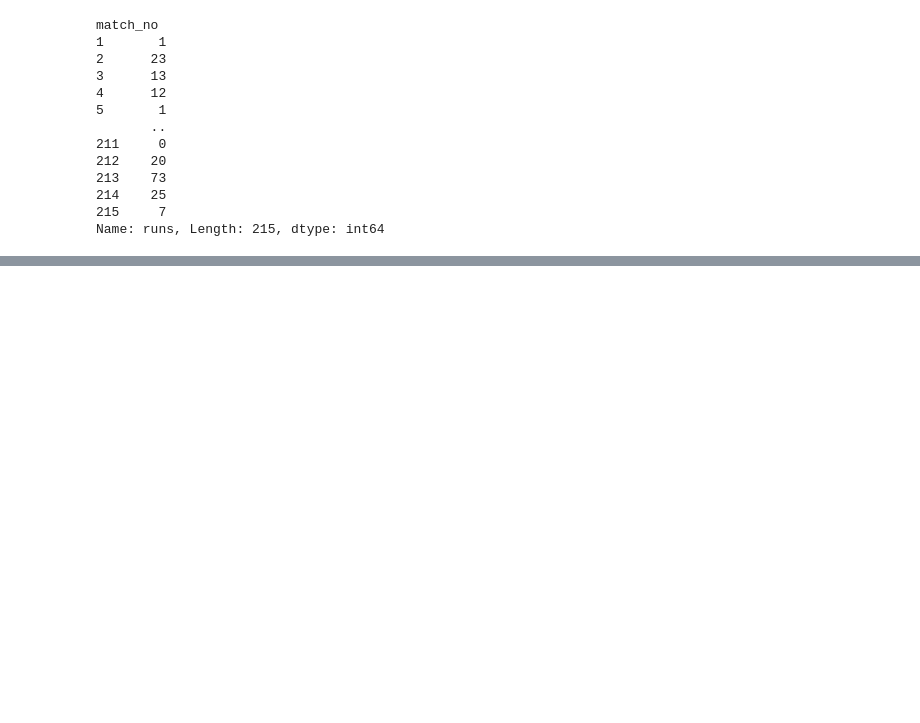
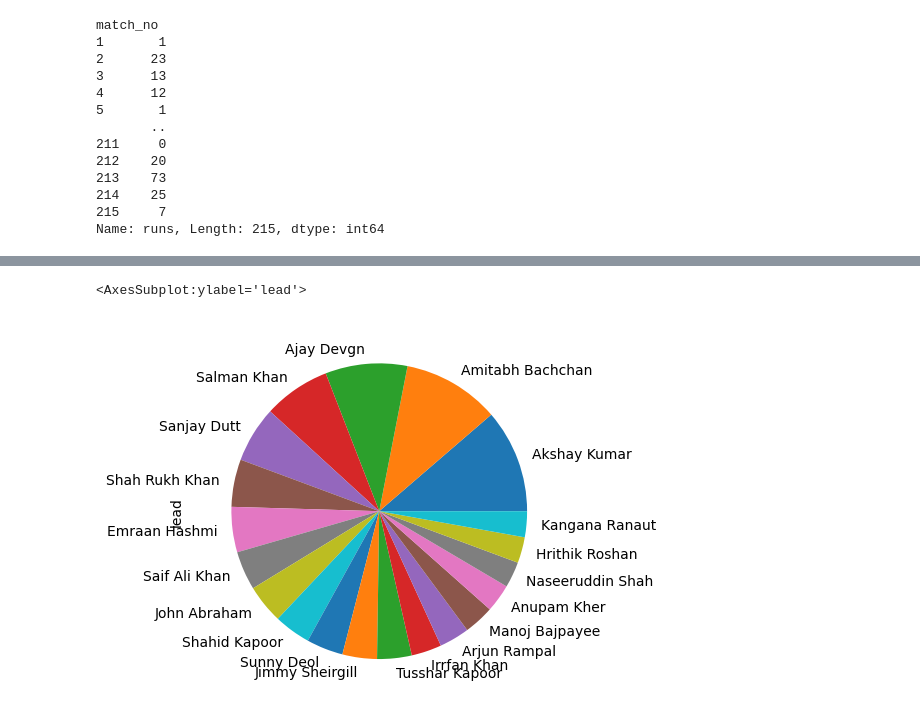
Before and after one commit to suryanshx25/DSMP, a Jupyter notebook: Pandas/Pandas.ipynb, the cells around one changed output, grey strips where cells are left out. Cells and saved outputs as stored; diff of their text form; code cells hidden in the pictures; blank space fills up the shorter version.

```diff
--- a/Pandas/Pandas.ipynb
+++ b/Pandas/Pandas.ipynb
@@ -129,3 +129,5 @@ match_no
 214    25
 215     7
 Name: runs, Length: 215, dtype: int64
+# %%
+movies = pd.read_csv('bollywood.csv',index_col = 'movie', squeeze = True)
@@ -131,0 +226,2 @@ Name: runs, Length: 215, dtype: int64
+# %%
+movies.sort_index(ascending = False,inplace = True)
@@ -131,0 +386,5 @@ Name: runs, Length: 215, dtype: int64
+# %%
+movies.value_counts().head(20).plot(kind = 'pie')
+# %% [output]
+<AxesSubplot:ylabel='lead'>
+[figure, added]
```
Also changed, not shown: parts of 27 cells of this notebook.
